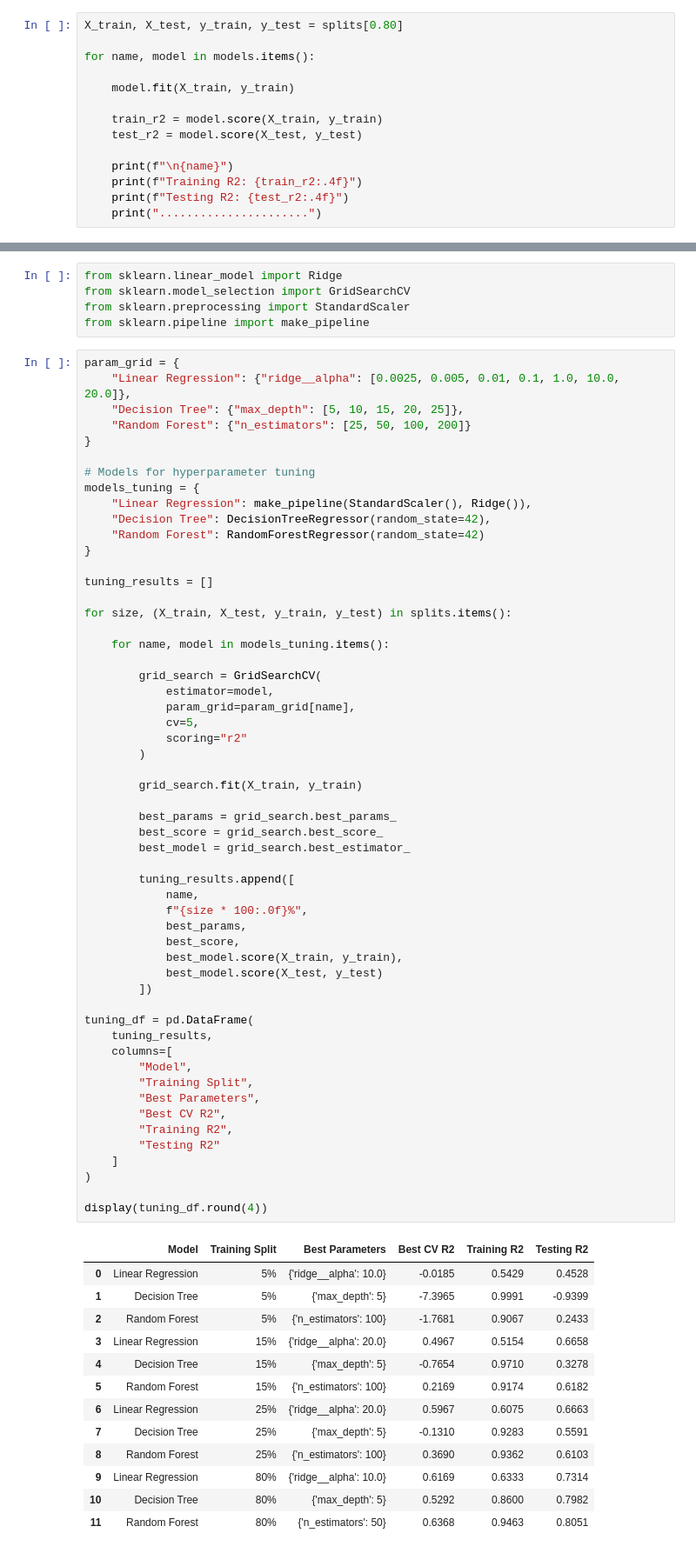
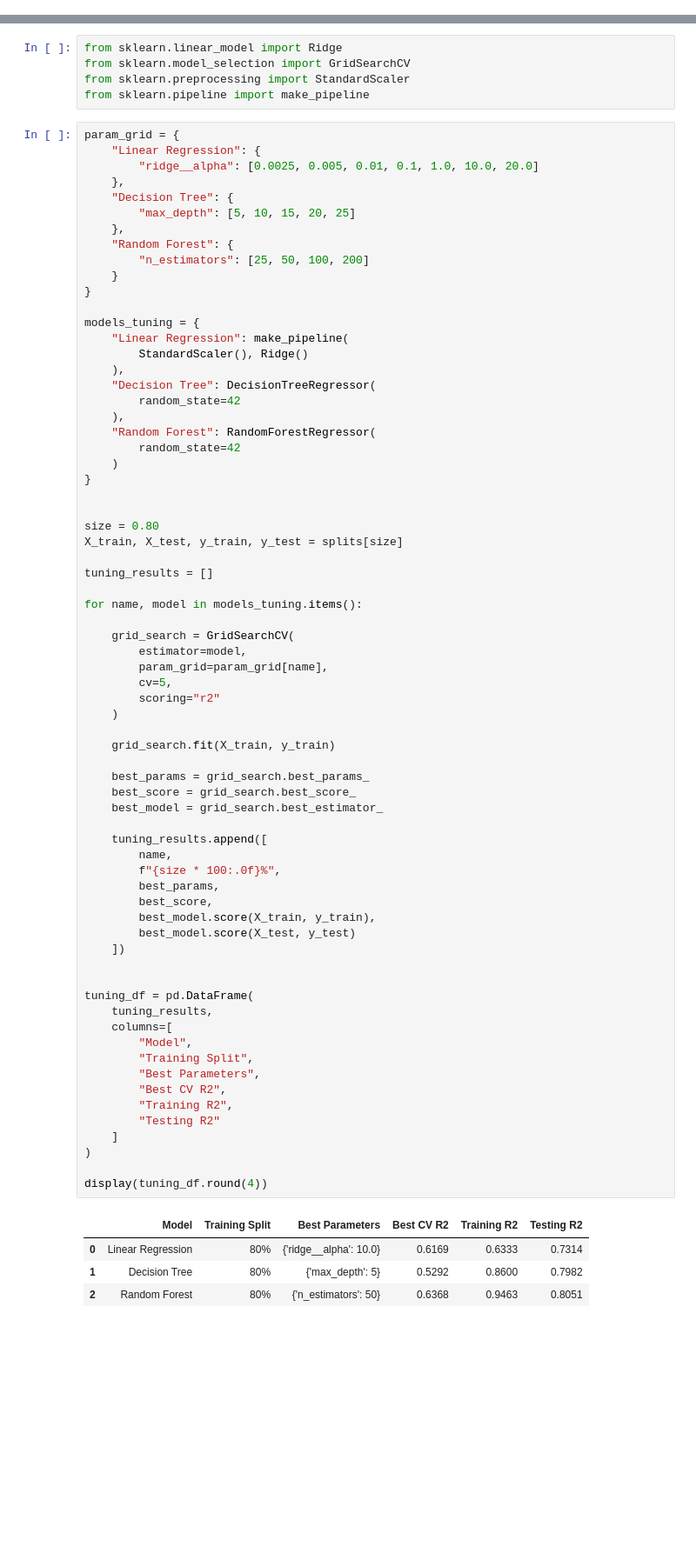
Before and after one commit to sba25049-boop/ML-CA1_sba25049_1126, a Jupyter notebook: ML_HDipData_Sept26_PT_Mariana_Garcia_sba25049_CA1.ipynb, the cells around one changed output, grey strips where cells are left out. Shown at 87% size. Drawn from its saved outputs; the diff is of its cells as text; blank space fills up the shorter version.

```diff
--- a/Mariana_Garcia_sba25049_CA1.ipynb
+++ b/ML_HDipData_Sept26_PT_Mariana_Garcia_sba25049_CA1.ipynb
@@ -1373,17 +1440,3 @@ The plots show how well the three models predict house prices using the 80% trai
 ***Conclusion:*** Random Forest appears to perform best, followed by Linear Regression. Decision Tree shows the largest prediction errors. This visual comparison should also be checked against the R² and RMSE results.
 # %% [markdown]
 # Overfitting and Underfitting Analysis
-# %%
-X_train, X_test, y_train, y_test = splits[0.80]
-
-for name, model in models.items():
-
-    model.fit(X_train, y_train)
-
-    train_r2 = model.score(X_train, y_train)
-    test_r2 = model.score(X_test, y_test)
-
-    print(f"\n{name}")
-    print(f"Training R2: {train_r2:.4f}")
-    print(f"Testing R2: {test_r2:.4f}")
-    print("......................")
@@ -1465,72 +1572,77 @@ from sklearn.preprocessing import StandardScaler
 from sklearn.pipeline import make_pipeline
 # %%
 param_grid = {
-    "Linear Regression": {"ridge__alpha": [0.0025, 0.005, 0.01, 0.1, 1.0, 10.0, 20.0]},
-    "Decision Tree": {"max_depth": [5, 10, 15, 20, 25]},
-    "Random Forest": {"n_estimators": [25, 50, 100, 200]}
+    "Linear Regression": {
+        "ridge__alpha": [0.0025, 0.005, 0.01, 0.1, 1.0, 10.0, 20.0]
+    },
+    "Decision Tree": {
+        "max_depth": [5, 10, 15, 20, 25]
+    },
+    "Random Forest": {
+        "n_estimators": [25, 50, 100, 200]
+    }
 }
 
-# Models for hyperparameter tuning
 models_tuning = {
-    "Linear Regression": make_pipeline(StandardScaler(), Ridge()),
-    "Decision Tree": DecisionTreeRegressor(random_state=42),
-    "Random Forest": RandomForestRegressor(random_state=42)
+    "Linear Regression": make_pipeline(
+        StandardScaler(), Ridge()
+    ),
+    "Decision Tree": DecisionTreeRegressor(
+        random_state=42
+    ),
+    "Random Forest": RandomForestRegressor(
+        random_state=42
+    )
 }
+
+
+size = 0.80
+X_train, X_test, y_train, y_test = splits[size]
 
 tuning_results = []
 
-for size, (X_train, X_test, y_train, y_test) in splits.items():
+for name, model in models_tuning.items():
 
-    for name, model in models_tuning.items():
+    grid_search = GridSearchCV(
+        estimator=model,
+        param_grid=param_grid[name],
+        cv=5,
+        scoring="r2"
+    )
 
-        grid_search = GridSearchCV(
-            estimator=model,
-            param_grid=param_grid[name],
-            cv=5,
-            scoring="r2"
-        )
+    grid_search.fit(X_train, y_train)
 
-        grid_search.fit(X_train, y_train)
+    best_params = grid_search.best_params_
+    best_score = grid_search.best_score_
+    best_model = grid_search.best_estimator_
 
-        best_params = grid_search.best_params_
-        best_score = grid_search.best_score_
-        best_model = grid_search.best_estimator_
+    tuning_results.append([
+        name,
+        f"{size * 100:.0f}%",
+        best_params,
+        best_score,
+        best_model.score(X_train, y_train),
+        best_model.score(X_test, y_test)
+    ])
 
-        tuning_results.append([
-            name,
-            f"{size * 100:.0f}%",
-            best_params,
-            best_score,
-            best_model.score(X_train, y_train),
-            best_model.score(X_test, y_test)
-        ])
 
 tuning_df = pd.DataFrame(
     tuning_results,
     columns=[
         "Model",
         "Training Split",
         "Best Parameters",
         "Best CV R2",
         "Training R2",
         "Testing R2"
     ]
 )
 
 display(tuning_df.round(4))
 # %% [output]
 |  | Model | Training Split | Best Parameters | Best CV R2 | Training R2 | Testing R2 |
-| 0 | Linear Regression | 5% | {'ridge__alpha': 10.0} | -0.0185 | 0.5429 | 0.4528 |
-| 1 | Decision Tree | 5% | {'max_depth': 5} | -7.3965 | 0.9991 | -0.9399 |
-| 2 | Random Forest | 5% | {'n_estimators': 100} | -1.7681 | 0.9067 | 0.2433 |
-| 3 | Linear Regression | 15% | {'ridge__alpha': 20.0} | 0.4967 | 0.5154 | 0.6658 |
-| 4 | Decision Tree | 15% | {'max_depth': 5} | -0.7654 | 0.9710 | 0.3278 |
-| 5 | Random Forest | 15% | {'n_estimators': 100} | 0.2169 | 0.9174 | 0.6182 |
-| 6 | Linear Regression | 25% | {'ridge__alpha': 20.0} | 0.5967 | 0.6075 | 0.6663 |
-| 7 | Decision Tree | 25% | {'max_depth': 5} | -0.1310 | 0.9283 | 0.5591 |
-| 8 | Random Forest | 25% | {'n_estimators': 100} | 0.3690 | 0.9362 | 0.6103 |
-| 9 | Linear Regression | 80% | {'ridge__alpha': 10.0} | 0.6169 | 0.6333 | 0.7314 |
-| 10 | Decision Tree | 80% | {'max_depth': 5} | 0.5292 | 0.8600 | 0.7982 |
-| 11 | Random Forest | 80% | {'n_estimators': 50} | 0.6368 | 0.9463 | 0.8051 |
+| 0 | Linear Regression | 80% | {'ridge__alpha': 10.0} | 0.6169 | 0.6333 | 0.7314 |
+| 1 | Decision Tree | 80% | {'max_depth': 5} | 0.5292 | 0.8600 | 0.7982 |
+| 2 | Random Forest | 80% | {'n_estimators': 50} | 0.6368 | 0.9463 | 0.8051 |
 # %% [markdown]
 # Results
```
Also changed, not shown: parts of 52 cells of this notebook, 4 other files.
